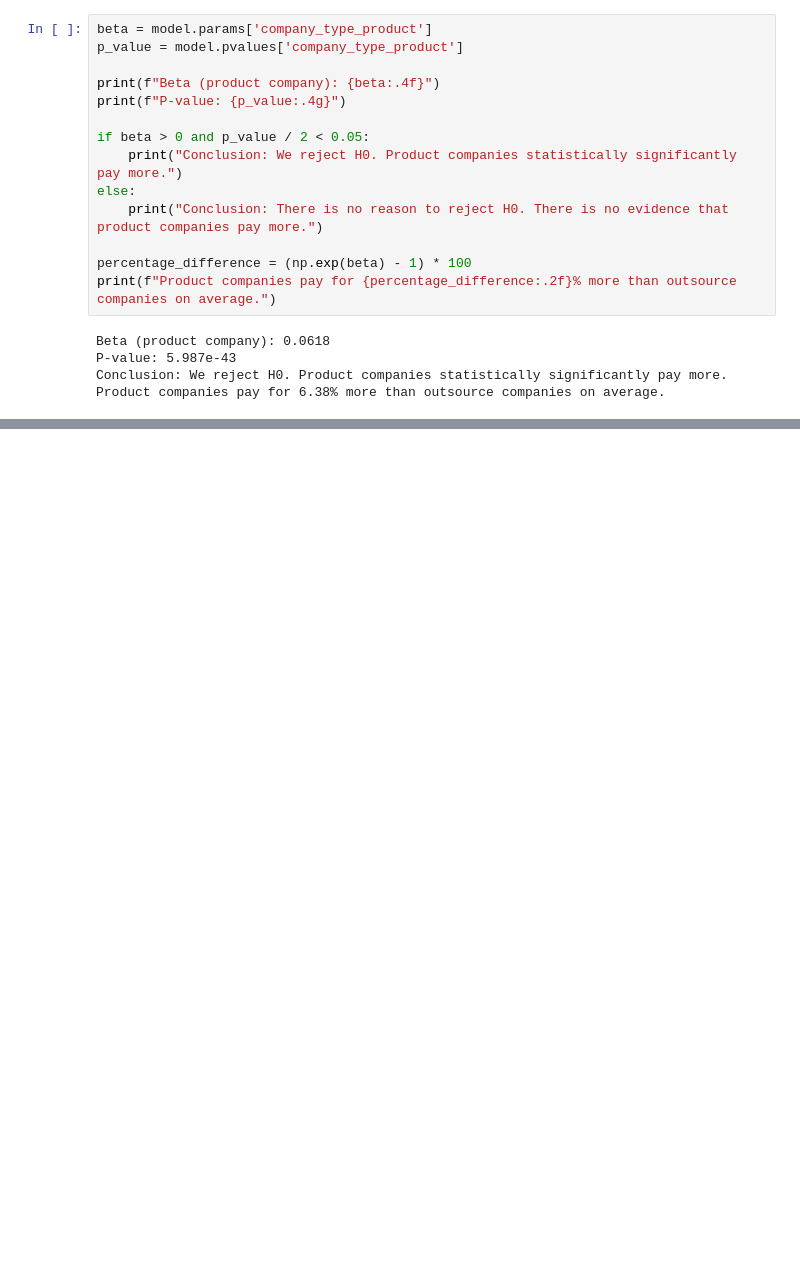
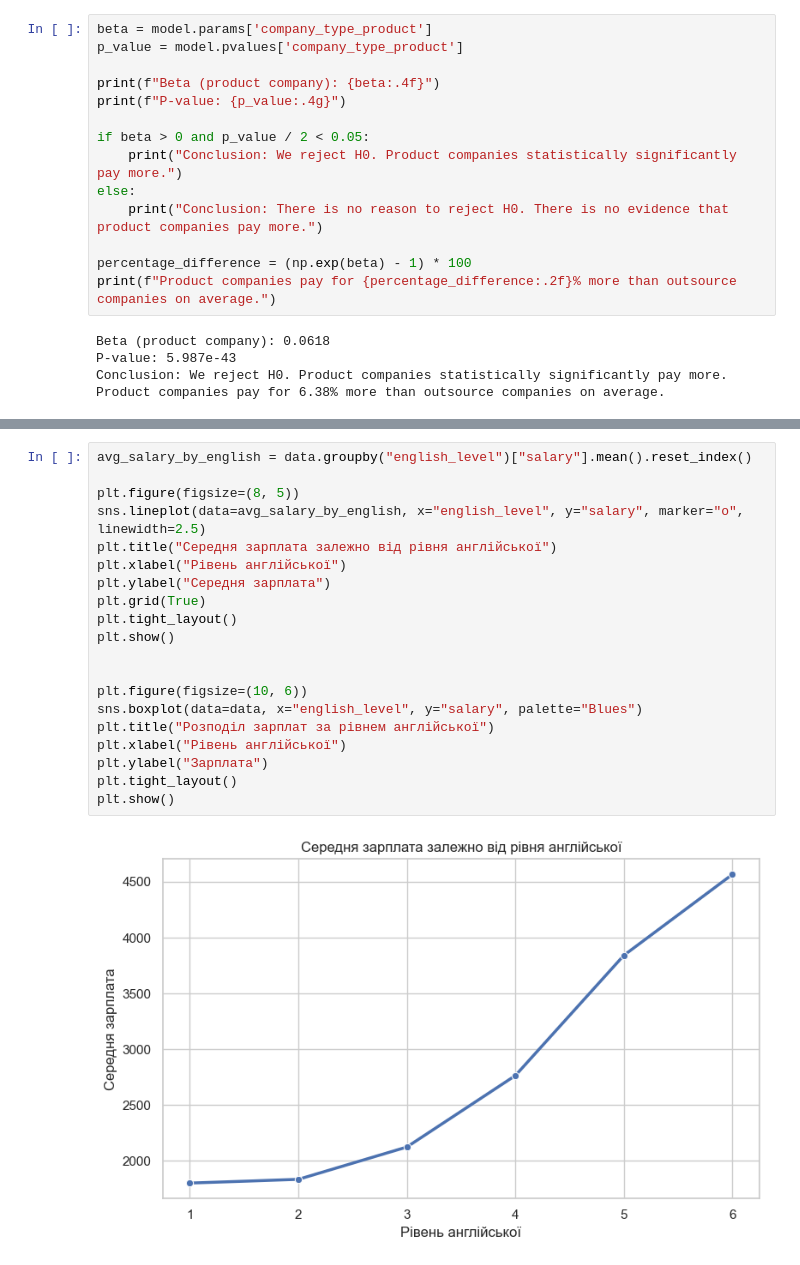
Before and after one commit to Danylo-Ik/Econometrics-Project-IT, a Jupyter notebook: it_salaries.ipynb, the cells around one changed output, grey strips where cells are left out. Drawn from its saved outputs; the diff is of its cells as text; blank space fills up the shorter version.

```diff
--- a/it_salaries.ipynb
+++ b/it_salaries.ipynb
@@ -372,0 +436,22 @@ Product companies pay for 6.38% more than outsource companies on average.
+# %%
+avg_salary_by_english = data.groupby("english_level")["salary"].mean().reset_index()
+
+plt.figure(figsize=(8, 5))
+sns.lineplot(data=avg_salary_by_english, x="english_level", y="salary", marker="o", linewidth=2.5)
+plt.title("Середня зарплата залежно від рівня англійської")
+plt.xlabel("Рівень англійської")
+plt.ylabel("Середня зарплата")
+plt.grid(True)
+plt.tight_layout()
+plt.show()
+
+
+plt.figure(figsize=(10, 6))
+sns.boxplot(data=data, x="english_level", y="salary", palette="Blues")
+plt.title("Розподіл зарплат за рівнем англійської")
+plt.xlabel("Рівень англійської")
+plt.ylabel("Зарплата")
+plt.tight_layout()
+plt.show()
+# %% [output]
+[figure, added]
```
Also changed, not shown: parts of 13 cells of this notebook.
